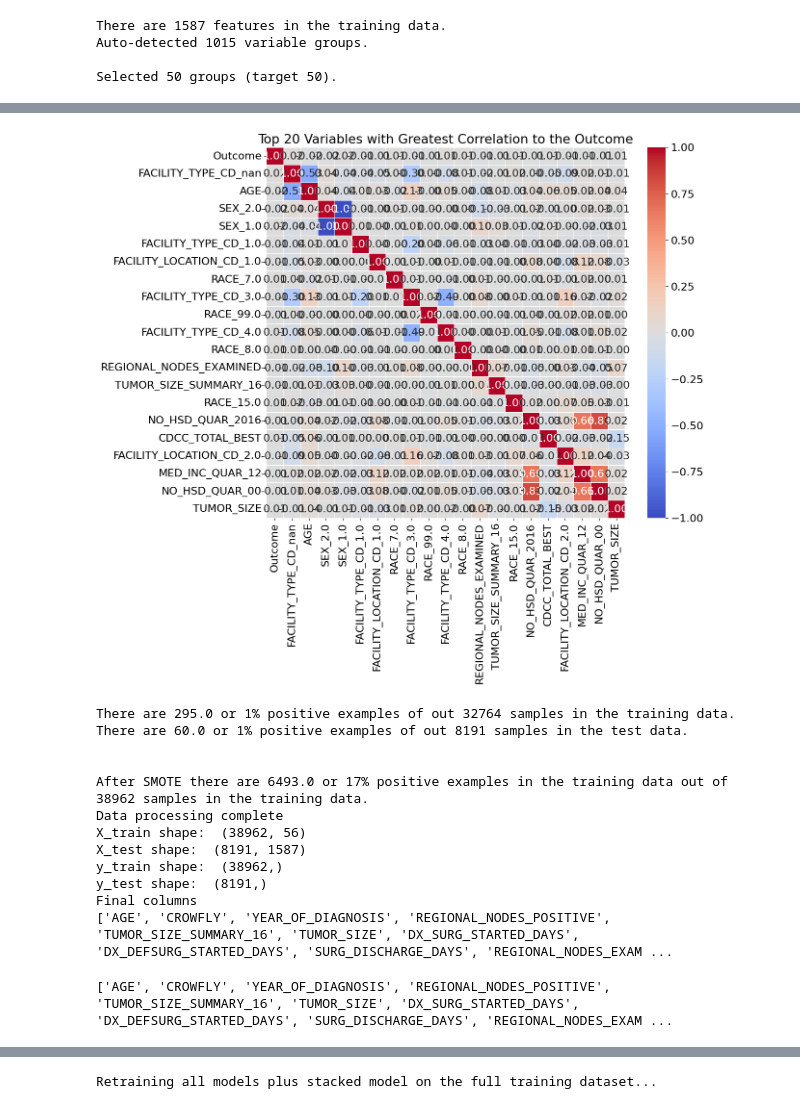
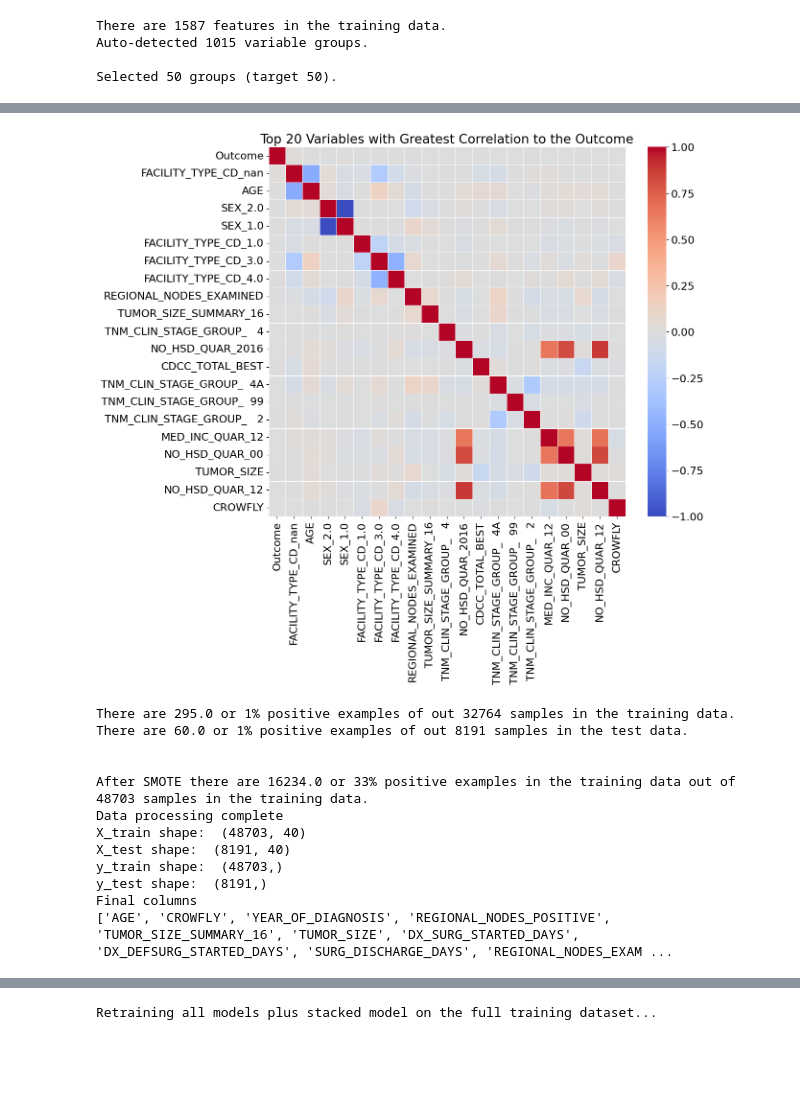
Before and after one commit to dfu5823/ONM-Outcomes, a Jupyter notebook: ent_outcomes_mortality_demo.ipynb, the cells around one changed output, grey strips where cells are left out. Drawn from its saved outputs; the diff is of its cells as text; code cells hidden in the pictures; blank space fills up the shorter version.

```diff
--- a/ent_outcomes_mortality_demo.ipynb
+++ b/ent_outcomes_mortality_demo.ipynb
@@ -271,9 +273,9 @@ Test data: 0.73%:99.27% positive:negative cases
 # %%
 if use_feature_reduction:
     # Reduce the number of features using various feature reduction methods
-    X_train_reduced, X_test_reduced = feature_reduction(use_lasso,use_rfe,use_rf,use_boruta,X_train,X_test,y_train,y_test,overlap_mode="all_overlap")
+    X_train, X_test = feature_reduction(use_lasso,use_rfe,use_rf,use_boruta,X_train,X_test,y_train,y_test,overlap_mode="all_overlap")
 else:
-    X_train_reduced, X_test_reduced = X_train, X_test
+    X_train, X_test = X_train, X_test
 # %% [output]
 There are 1587 features in the training data.
 Auto-detected 1015 variable groups.
@@ -282,15 +537,15 @@ Selected 50 groups (target 50).
 # %%
 # Plot the covariance heatmap after feature reduction (or after preprocessing if feature reduction was not performed)
-plot_covariance_heatmap(X_train_reduced, y_train, top_n=20)
+plot_covariance_heatmap(X_train, y_train, top_n=20)
 # %% [output]
-[figure, old version]
+[figure, new version]
 # %%
 # Optionally use PCA to transform the data features into principal component space
 if use_PCA:
-    X_train,X_test = pca_transform(X_train_reduced,X_test_reduced)
+    X_train,X_test = pca_transform(X_train,X_test)
 
 # Use SMOTE to resample the training data to make it more balanced
-X_train,y_train = SMOTE_resample(X_train_reduced, X_test_reduced, y_train, y_test, sampling_strategy=0.2)
+X_train,y_train = SMOTE_resample(X_train, X_test, y_train, y_test, sampling_strategy=0.5)
 
 print('Data processing complete')
 print('X_train shape: ',X_train.shape); print('X_test shape: ',X_test.shape); print('y_train shape: ',y_train.shape); print('y_test shape: ',y_test.shape)
@@ -306,15 +561,11 @@ There are 295.0 or 1% positive examples of out 32764 samples in the training dat
 There are 60.0 or 1% positive examples of out 8191 samples in the test data.
 
 
-After SMOTE there are 6493.0 or 17% positive examples in the training data out of 38962 samples in the training data.
+After SMOTE there are 16234.0 or 33% positive examples in the training data out of 48703 samples in the training data.
 Data processing complete
-X_train shape:  (38962, 56)
-X_test shape:  (8191, 1587)
-y_train shape:  (38962,)
+X_train shape:  (48703, 40)
+X_test shape:  (8191, 40)
+y_train shape:  (48703,)
 y_test shape:  (8191,)
 Final columns
 ['AGE', 'CROWFLY', 'YEAR_OF_DIAGNOSIS', 'REGIONAL_NODES_POSITIVE', 'TUMOR_SIZE_SUMMARY_16', 'TUMOR_SIZE', 'DX_SURG_STARTED_DAYS', 'DX_DEFSURG_STARTED_DAYS', 'SURG_DISCHARGE_DAYS', 'REGIONAL_NODES_EXAM ...
-# %%
-print(X_train.columns.tolist())
-# %% [output]
-['AGE', 'CROWFLY', 'YEAR_OF_DIAGNOSIS', 'REGIONAL_NODES_POSITIVE', 'TUMOR_SIZE_SUMMARY_16', 'TUMOR_SIZE', 'DX_SURG_STARTED_DAYS', 'DX_DEFSURG_STARTED_DAYS', 'SURG_DISCHARGE_DAYS', 'REGIONAL_NODES_EXAM ...
```
Also changed, not shown: parts of 10 cells of this notebook, 9 other files.
